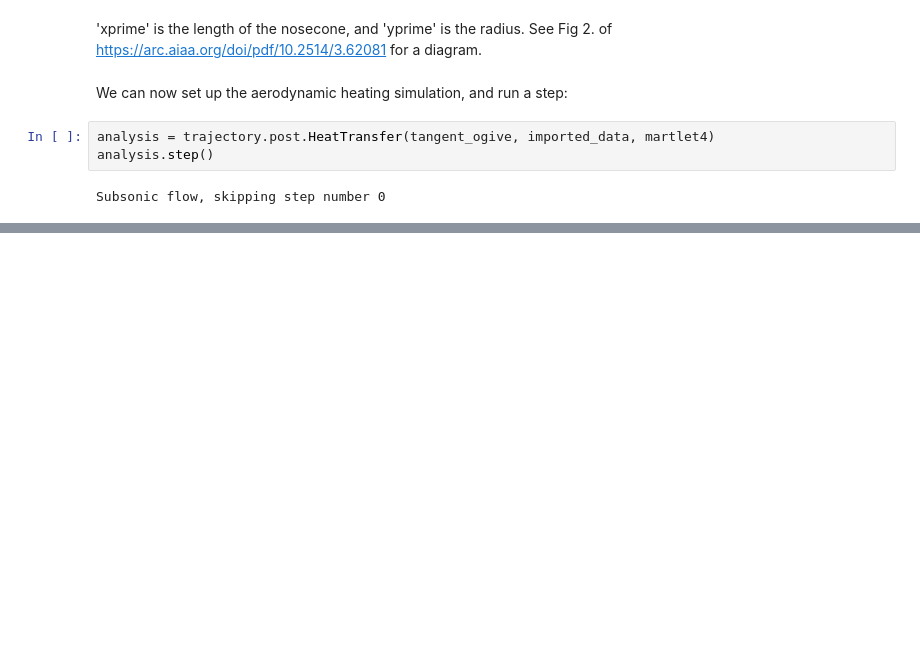
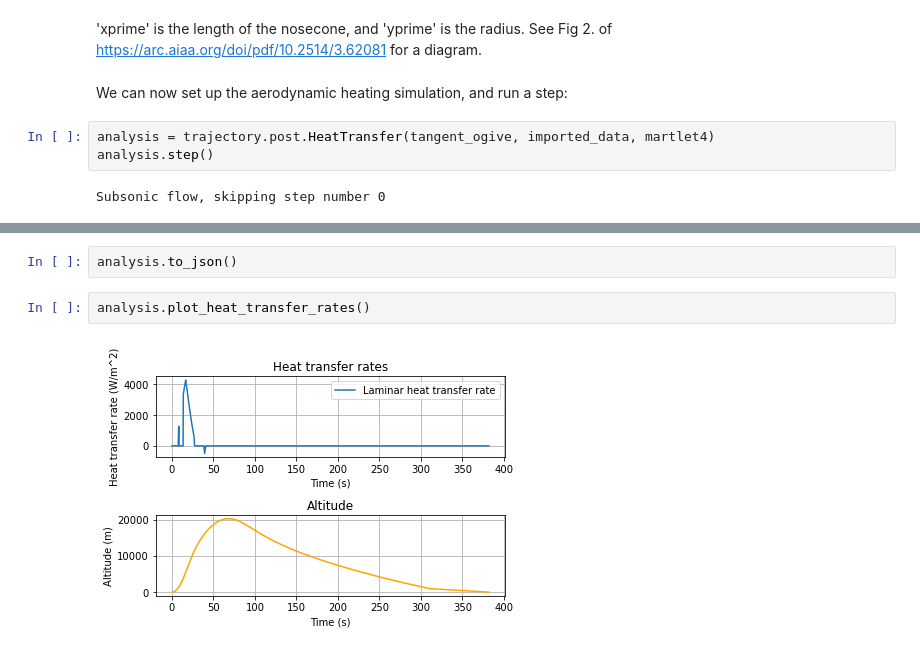
Before and after one commit to cuspaceflight/CamPyRoS, a Jupyter notebook: aero_heating_example.ipynb, the cells around one changed output, grey strips where cells are left out. Drawn from its saved outputs; the diff is of its cells as text; blank space fills up the shorter version.

```diff
--- a/aero_heating_example.ipynb
+++ b/aero_heating_example.ipynb
@@ -143,0 +144,6 @@ i=206 station=15 q_lam = 3507.4973514929643 W/m^2 alt = 8314.218068270944 m
+# %%
+analysis.to_json()
+# %%
+analysis.plot_heat_transfer_rates()
+# %% [output]
+[figure, added]
```
Also changed, not shown: parts of 2 cells of this notebook, 3 other files.
